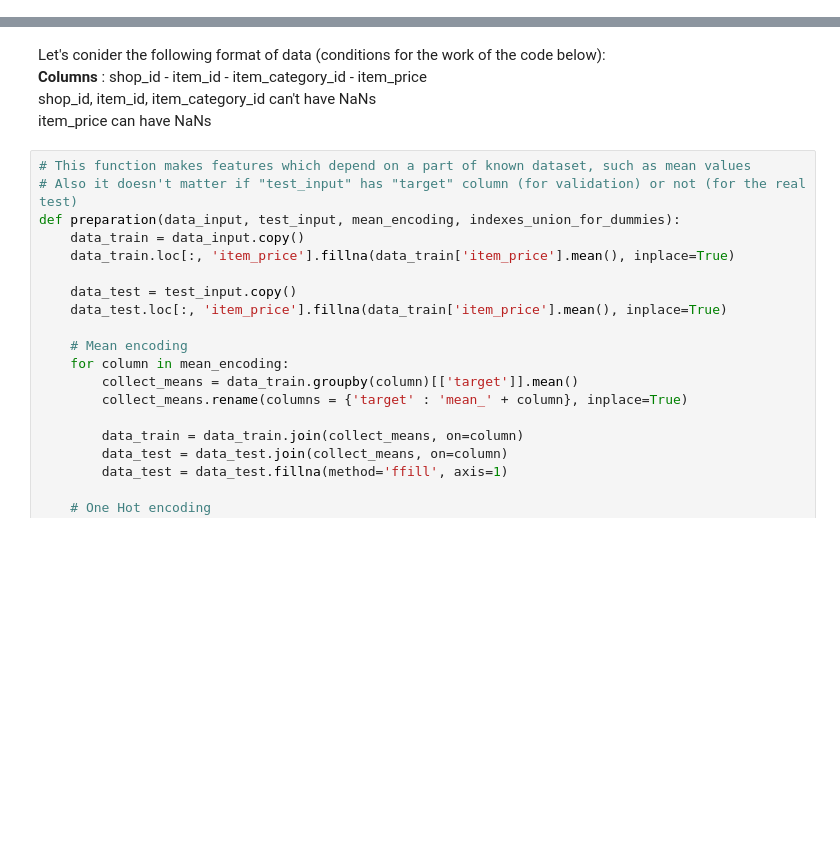
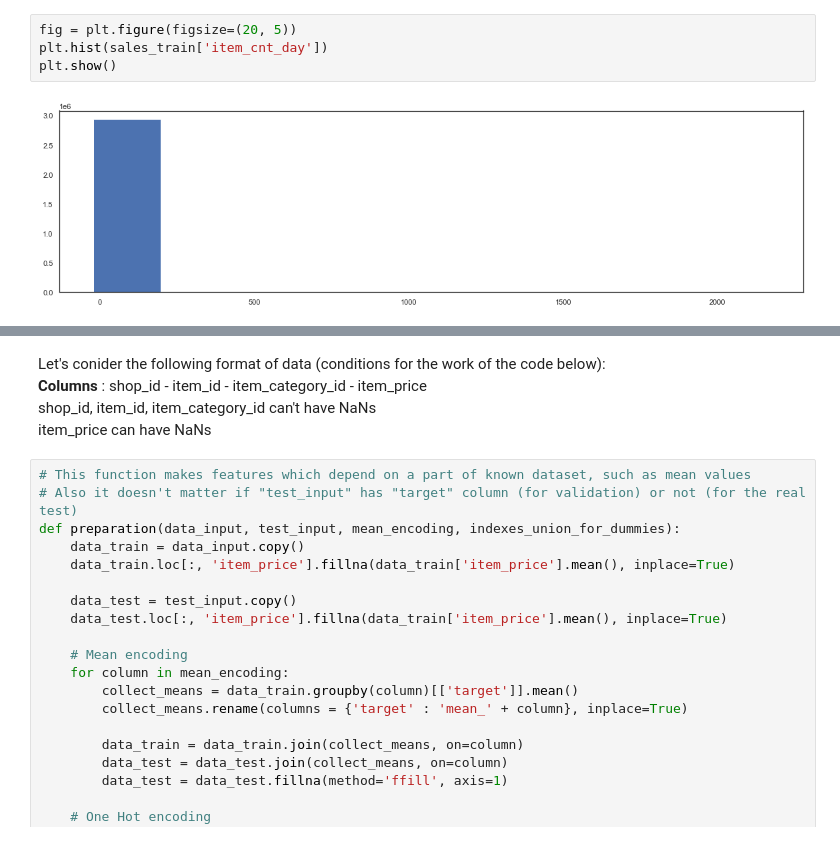
Before and after one commit to MShepelin/Predict-future-sales, a Jupyter notebook: Full workflow.ipynb, the cells around one changed output, grey strips where cells are left out. Saved outputs shown, nothing was run; the diff lists cells and outputs as text; blank space fills up the shorter version.

```diff
--- a/Full workflow.ipynb
+++ b/Full workflow.ipynb
@@ -34 +129,7 @@ items_sample_size = 50
+# %%
+fig = plt.figure(figsize=(20, 5))
+plt.hist(sales_train['item_cnt_day'])
+plt.show()
+# %% [output]
+[figure, added]
 # %%
```
Also changed, not shown: parts of 23 cells of this notebook.
